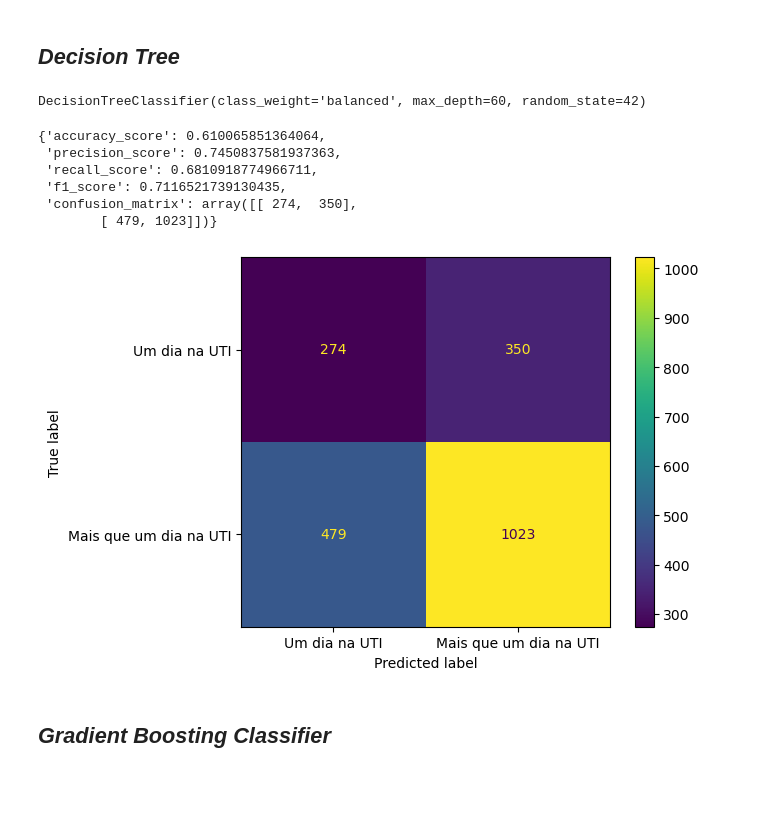
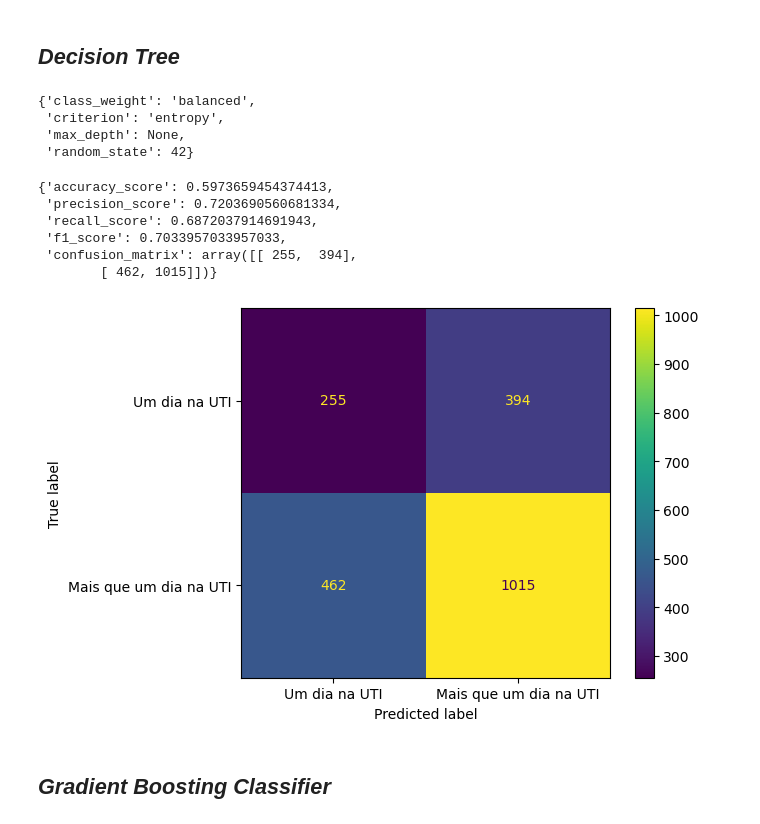
Before and after one commit to lframosferreira/ml-final-project, a Jupyter notebook: main.ipynb, the cells around one changed output. Drawn from its saved outputs; the diff is of its cells as text; code cells hidden in the pictures; blank space fills up the shorter version.

Commit message:
added grid search to every model, now will let it run

```diff
--- a/main.ipynb
+++ b/main.ipynb
@@ -366,43 +418,3 @@ Definição de algumas variáveis e funções utilitárias para os modelos de cl
-# %%
-f_beta_scorer = metrics.make_scorer(metrics.fbeta_score, beta=1.2)
-
-
-"""Apply grid search on the estimator passed with the desired grid values
-
-Parameters
-----------
-estimator: estimator
-    The estimator to apply grid search on
-grid: dict
-    The grid with the different values to apply the search
-scorer: scorer
-    The scorer funtion to optimize (default is f_beta_scorer with beta equals to 1.2)
-get_best_run_info: bool, optional
-    A flag used to get or not the best parameters run information (default is True)
-
-Returns
--------
-dict
-    A dictionary with the metrics run information
-"""
-
-
-def apply_grid_search(
-    estimator, grid: dict, scorer=f_beta_scorer, return_best_run_info: bool = True
-) -> dict:
-    grid_cv_classifier = GridSearchCV(
-        estimator=estimator,
-        param_grid=grid,
-        cv=CROSS_VALIDATION_FOLDS,
-        n_jobs=-1,
-        scoring=scorer,
-        refit=True,
-    )
-    grid_cv_classifier.fit(X_train, y_train)
-    y_pred: npt.NDArray[np.float64] = grid_cv_classifier.predict(X_test)
-    if return_best_run_info:
-        display(grid_cv_classifier.best_params_)
-        return get_run_info(y_true=y_test, y_pred=y_pred, plot_confusion_matrix=True)
 # %% [markdown]
 ## _Support Vector Machine_ (SVM)
 # %%
@@ -436,19 +448,22 @@ GaussianNB()
 # %%
 dt_grid: dict = {
     "random_state": [RANDOM_STATE],
-    "max_depth": [10, 20, 30, 40, 50, 60] + [None],
+    "max_depth": [10, 20, 30, 40, 50, 60, None],
     "criterion": ["gini", "entropy", "log_loss"],
     "class_weight": ["balanced"]
 }
 apply_grid_search(estimator=DecisionTreeClassifier(), grid=dt_grid)
 # %% [output]
-DecisionTreeClassifier(class_weight='balanced', max_depth=60, random_state=42)
+{'class_weight': 'balanced',
+ 'criterion': 'entropy',
+ 'max_depth': None,
+ 'random_state': 42}
-{'accuracy_score': 0.610065851364064,
- 'precision_score': 0.7450837581937363,
- 'recall_score': 0.6810918774966711,
- 'f1_score': 0.7116521739130435,
- 'confusion_matrix': array([[ 274,  350],
-        [ 479, 1023]])}
+{'accuracy_score': 0.5973659454374413,
+ 'precision_score': 0.7203690560681334,
+ 'recall_score': 0.6872037914691943,
+ 'f1_score': 0.7033957033957033,
+ 'confusion_matrix': array([[ 255,  394],
+        [ 462, 1015]])}
-[figure, old version]
+[figure, new version]
 # %% [markdown]
 ## _Gradient Boosting Classifier_
```
Also changed, not shown: parts of 22 cells of this notebook, 1 other file.
